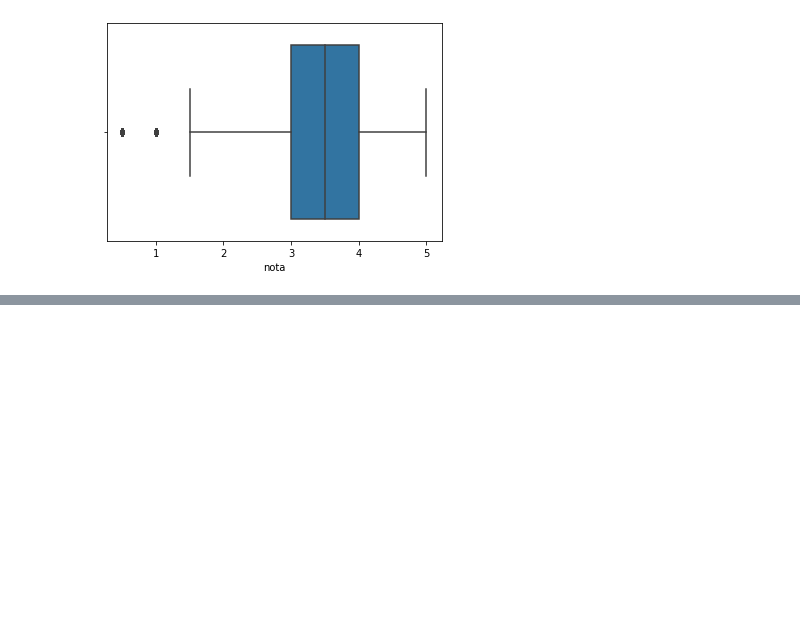
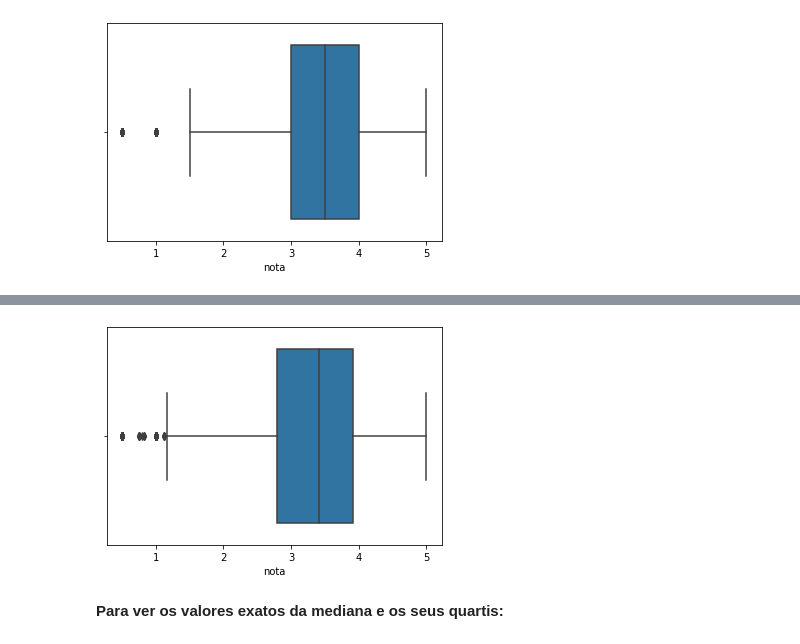
Before and after one commit to mvsampaio98/Data_Science, a Jupyter notebook: Estudos/Data_Science/1_Analise_Visualizacao_Dados.ipynb, the cells around one changed output, grey strips where cells are left out. Drawn from its saved outputs; the diff is of its cells as text; code cells hidden in the pictures; blank space fills up the shorter version.

```diff
--- a/Estudos/Data_Science/1_Analise_Visualizacao_Dados.ipynb
+++ b/Estudos/Data_Science/1_Analise_Visualizacao_Dados.ipynb
@@ -100,0 +154,6 @@ sns.boxplot(x = notas['nota']);
+# %%
+sns.boxplot(x=medias_por_filme);
+# %% [output]
+[figure, added]
+# %% [markdown]
+**Para ver os valores exatos da mediana e os seus quartis:**
```
Also changed, not shown: parts of 59 cells of this notebook, 1 other file.
